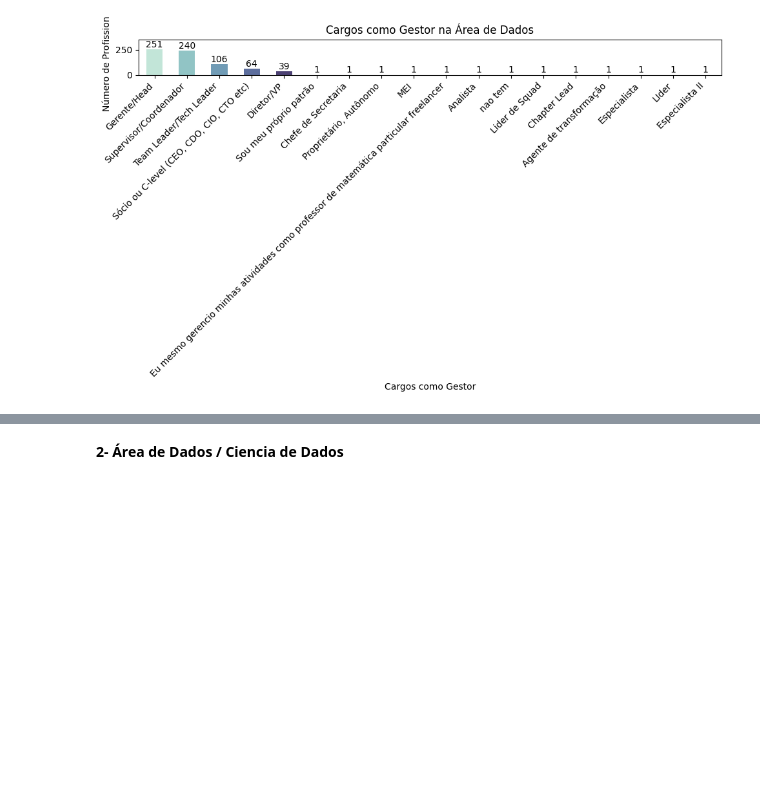
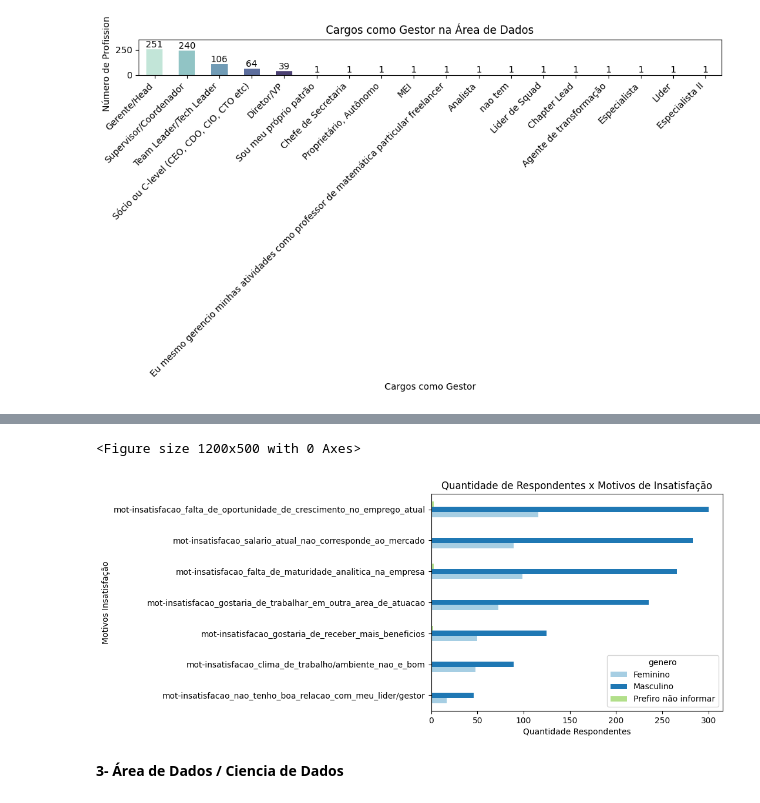
Before and after one commit to mariah-moreira/projeto_grupo_2, a Jupyter notebook: projeto_data_tech.ipynb, the cells around one changed output, grey strips where cells are left out. Saved outputs shown, nothing was run; the diff lists cells and outputs as text; code cells hidden in the pictures; blank space fills up the shorter version.

```diff
--- a/projeto_data_tech.ipynb
+++ b/projeto_data_tech.ipynb
@@ -577,2 +691,48 @@ plt.show()
+# %%
+#Data Frame para análise
+motivos_insatisfacao_por_genero = DataFrame02_tratado[["genero",
+                             "mot-insatisfacao_falta_de_oportunidade_de_crescimento_no_emprego_atual",
+                             "mot-insatisfacao_salario_atual_nao_corresponde_ao_mercado",
+                             "mot-insatisfacao_nao_tenho_boa_relacao_com_meu_lider/gestor",
+                             "mot-insatisfacao_gostaria_de_trabalhar_em_outra_area_de_atuacao",
+                             "mot-insatisfacao_gostaria_de_receber_mais_beneficios",
+                             "mot-insatisfacao_clima_de_trabalho/ambiente_nao_e_bom",
+                             "mot-insatisfacao_falta_de_maturidade_analitica_na_empresa"]].copy()
+
+
+# Determinar as somas de cada motivo de insatisfação
+somas_motivos_insatisfacao_por_genero = motivos_insatisfacao_por_genero.pivot_table(index="genero", values=["mot-insatisfacao_falta_de_oportunidade_de_crescimento_no_emprego_atual",
+                             "mot-insatisfacao_salario_atual_nao_corresponde_ao_mercado",
+                             "mot-insatisfacao_nao_tenho_boa_relacao_com_meu_lider/gestor",
+                             "mot-insatisfacao_gostaria_de_trabalhar_em_outra_area_de_atuacao",
+                             "mot-insatisfacao_gostaria_de_receber_mais_beneficios",
+                             "mot-insatisfacao_clima_de_trabalho/ambiente_nao_e_bom",
+                             "mot-insatisfacao_falta_de_maturidade_analitica_na_empresa"], aggfunc='sum').transpose()
+
+#Ordenação por ordem decrescente do valor total
+somas_motivos_insatisfacao_por_genero = somas_motivos_insatisfacao_por_genero.sort_values(by=somas_motivos_insatisfacao_por_genero.columns[1], ascending=True)
+
+# Criar gráfico de barras
+
+#Determinar o tamanho da figura
+plt.figure(figsize=(12, 5))
+
+#Atribuir o gráfico a uma variável
+grafico_motivos_por_genero = somas_motivos_insatisfacao_por_genero.plot(kind='barh',color=palette1) # gráfico de barrras horizontal
+
+#Nomes dos eixos e do gráfico
+plt.title('Quantidade de Respondentes x Motivos de Insatisfação')
+plt.ylabel('Motivos Insatisfação')
+plt.xlabel('Quantidade Respondentes')
+
+#Formatação gráfico
+plt.xticks(rotation=0) # Rotacionar em 90 graus o  rótulo do eixo x
+
+
+#Mostrar gráfico
+plt.show()
+# %% [output]
+<Figure size 1200x500 with 0 Axes>
+[figure, added]
 # %% [markdown]
-**2- Área de Dados / Ciencia de Dados**
+**3- Área de Dados / Ciencia de Dados**
```
Also changed, not shown: parts of 9 cells of this notebook.
